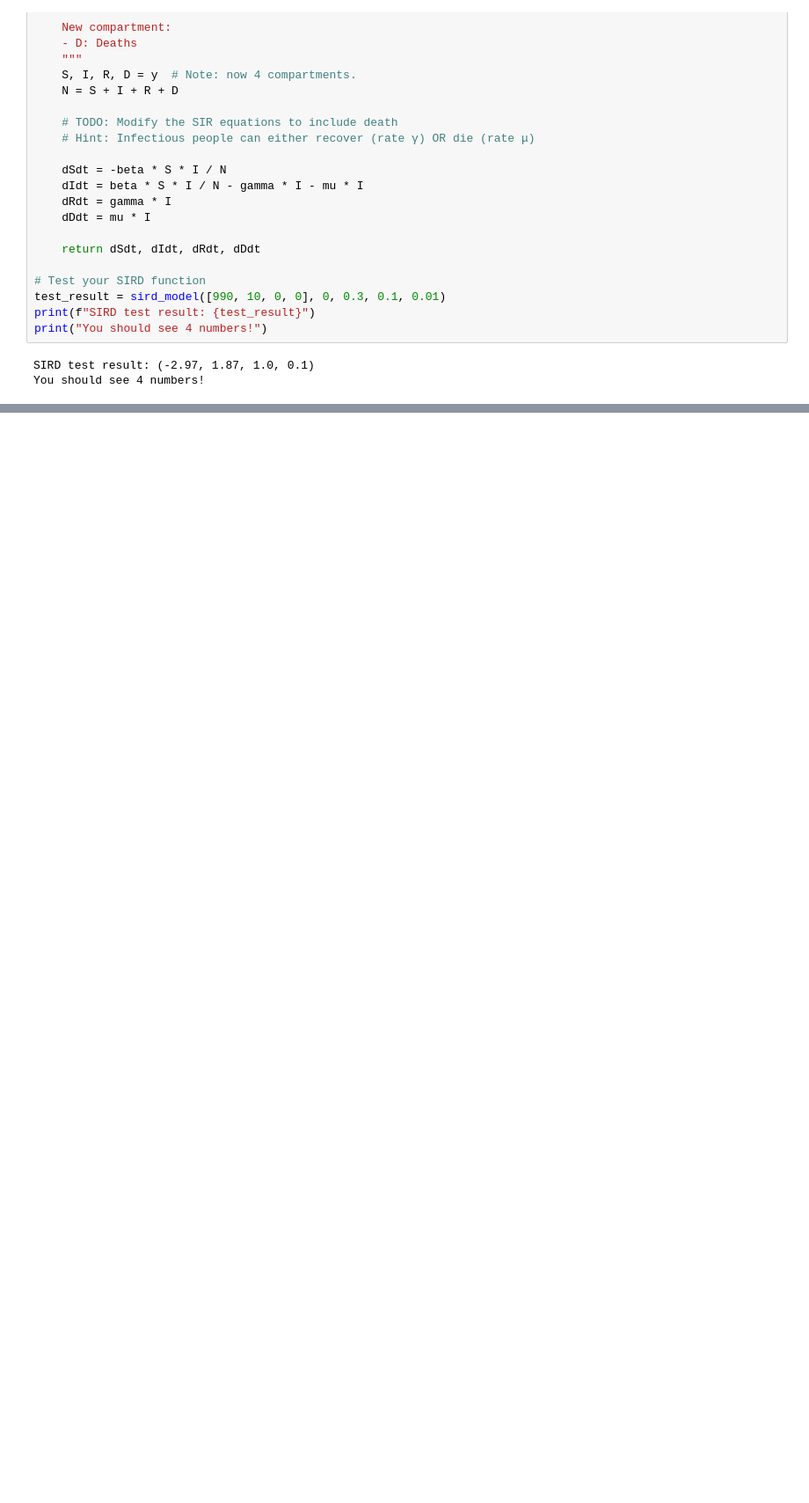
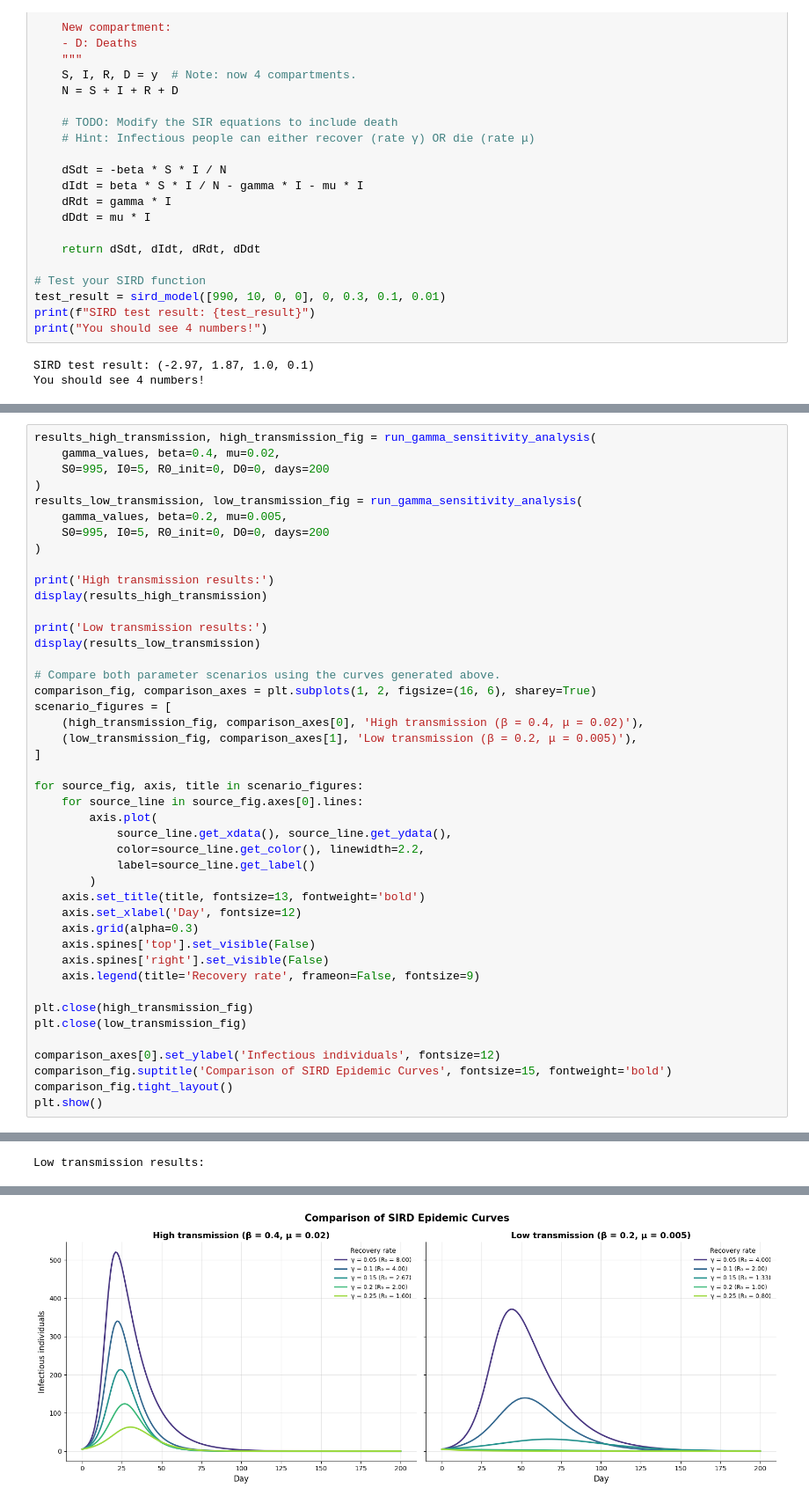
Before and after one commit to sofka005/group-13-bio, a Jupyter notebook: Assignment1/assignment1.ipynb, the cells around one changed output, grey strips where cells are left out. Shown at 88% size. Drawn from its saved outputs; the diff is of its cells as text; blank space fills up the shorter version.

```diff
--- a/Assignment1/assignment1.ipynb
+++ b/Assignment1/assignment1.ipynb
@@ -103,0 +112,45 @@ results_df
+# %%
+results_high_transmission, high_transmission_fig = run_gamma_sensitivity_analysis(
+    gamma_values, beta=0.4, mu=0.02,
+    S0=995, I0=5, R0_init=0, D0=0, days=200
+)
+results_low_transmission, low_transmission_fig = run_gamma_sensitivity_analysis(
+    gamma_values, beta=0.2, mu=0.005,
+    S0=995, I0=5, R0_init=0, D0=0, days=200
+)
+
+print('High transmission results:')
+display(results_high_transmission)
+
+print('Low transmission results:')
+display(results_low_transmission)
+
+# Compare both parameter scenarios using the curves generated above.
+comparison_fig, comparison_axes = plt.subplots(1, 2, figsize=(16, 6), sharey=True)
+scenario_figures = [
+    (high_transmission_fig, comparison_axes[0], 'High transmission (β = 0.4, μ = 0.02)'),
+    (low_transmission_fig, comparison_axes[1], 'Low transmission (β = 0.2, μ = 0.005)'),
+]
+
+for source_fig, axis, title in scenario_figures:
+    for source_line in source_fig.axes[0].lines:
+        axis.plot(
+            source_line.get_xdata(), source_line.get_ydata(),
+            color=source_line.get_color(), linewidth=2.2,
+            label=source_line.get_label()
+        )
+    axis.set_title(title, fontsize=13, fontweight='bold')
+    axis.set_xlabel('Day', fontsize=12)
+    axis.grid(alpha=0.3)
+    axis.spines['top'].set_visible(False)
+    axis.spines['right'].set_visible(False)
+    axis.legend(title='Recovery rate', frameon=False, fontsize=9)
+
+plt.close(high_transmission_fig)
+plt.close(low_transmission_fig)
+
+comparison_axes[0].set_ylabel('Infectious individuals', fontsize=12)
+comparison_fig.suptitle('Comparison of SIRD Epidemic Curves', fontsize=15, fontweight='bold')
+comparison_fig.tight_layout()
+plt.show()
+# %% [output]
@@ -103,0 +164 @@ results_df
+Low transmission results:
@@ -103,0 +171 @@ results_df
+[figure, added]
```
Also changed, not shown: parts of 3 cells of this notebook.
